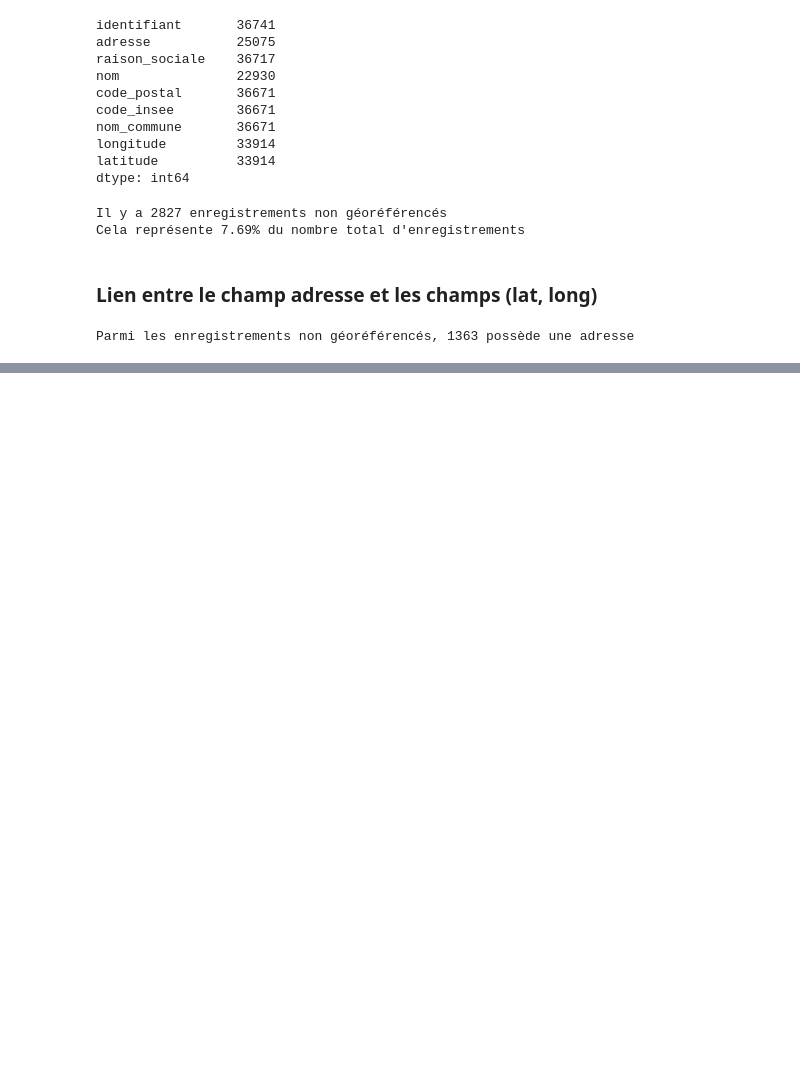
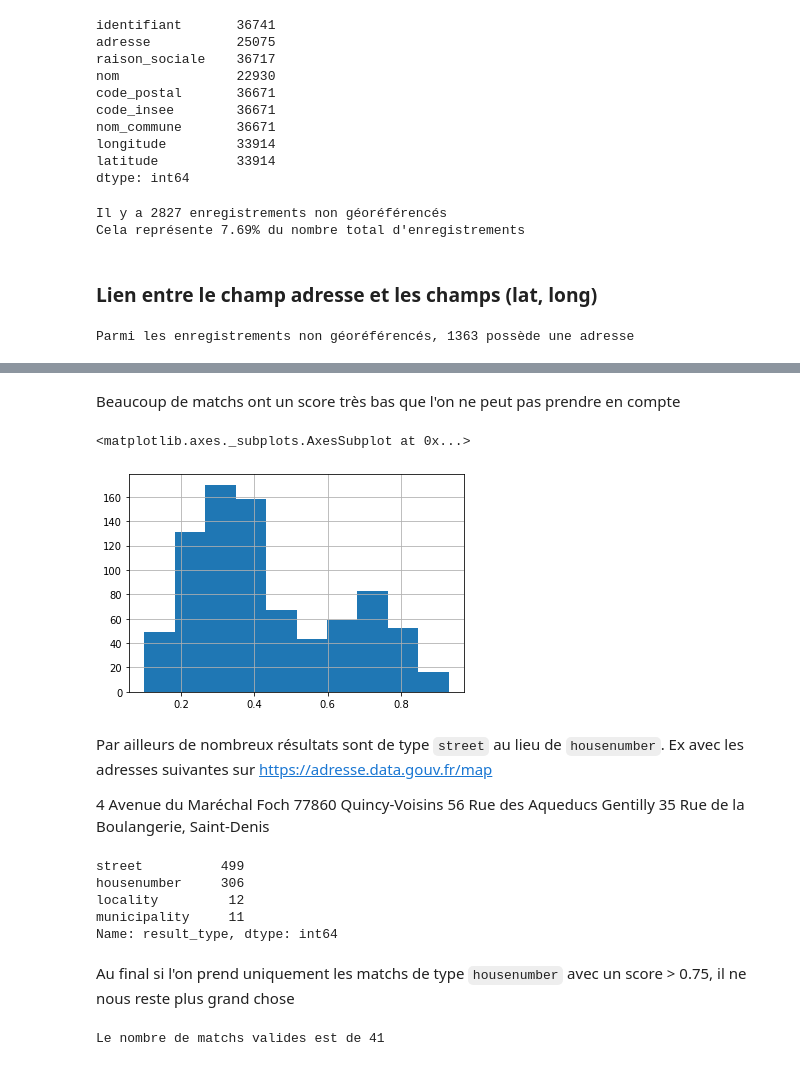
Before and after one commit to MTES-MCT/kelrisks-datascience, a Jupyter notebook: notebooks/basias.ipynb, the cells around one changed output, grey strips where cells are left out. Saved outputs shown, nothing was run; the diff lists cells and outputs as text; code cells hidden in the pictures; blank space fills up the shorter version.

Commit message:
try matching adresses with adresse.data.gouv.fr

```diff
--- a/notebooks/basias.ipynb
+++ b/notebooks/basias.ipynb
@@ -160,0 +185,2 @@ with_adress.head(n=30)
+# %%
+geocoded = pd.read_csv('../data/basias.geocoded.csv', sep=";")
@@ -160,0 +208,34 @@ with_adress.head(n=30)
+# %% [markdown]
+Beaucoup de matchs ont un score très bas que l'on ne peut pas prendre en compte
+# %%
+geocoded['result_score'].hist()
+# %% [output]
+<matplotlib.axes._subplots.AxesSubplot at 0x...>
+[figure, added]
+# %% [markdown]
+Par ailleurs de nombreux résultats sont de type `street`
+au lieu de `housenumber`. Ex avec les adresses suivantes
+sur [https://adresse.data.gouv.fr/map](https://adresse.data.gouv.fr/map)
+
+4 Avenue du Maréchal Foch 77860 Quincy-Voisins
+56 Rue des Aqueducs Gentilly
+35 Rue de la Boulangerie, Saint-Denis
+# %%
+geocoded['result_type'].value_counts()
+# %% [output]
+street          499
+housenumber     306
+locality         12
+municipality     11
+Name: result_type, dtype: int64
+# %% [markdown]
+Au final si l'on prend uniquement les matchs
+de type `housenumber` avec un score > 0.75,
+il ne nous reste plus grand chose
+# %%
+condition1 = geocoded['result_type'] == 'housenumber'
+condition2 = geocoded['result_score'] > 0.75
+geocoded_valid = geocoded[condition1 & condition2]
+print("Le nombre de matchs valides est de %s" % len(geocoded_valid))
+# %% [output]
+Le nombre de matchs valides est de 41
```
Also changed, not shown: parts of 8 cells of this notebook.
